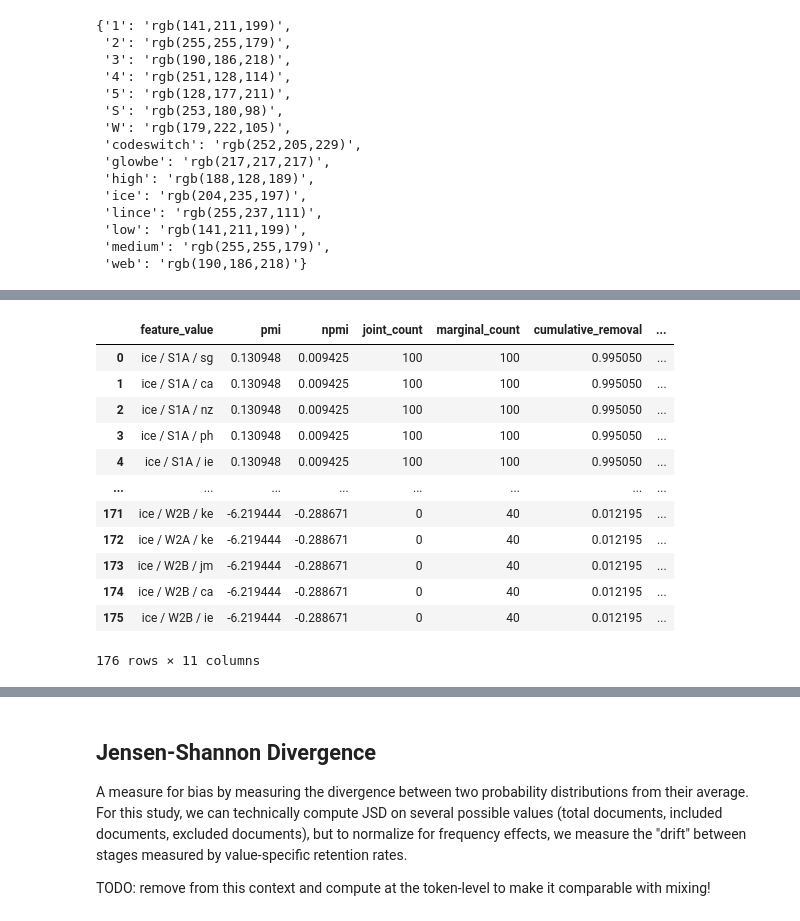
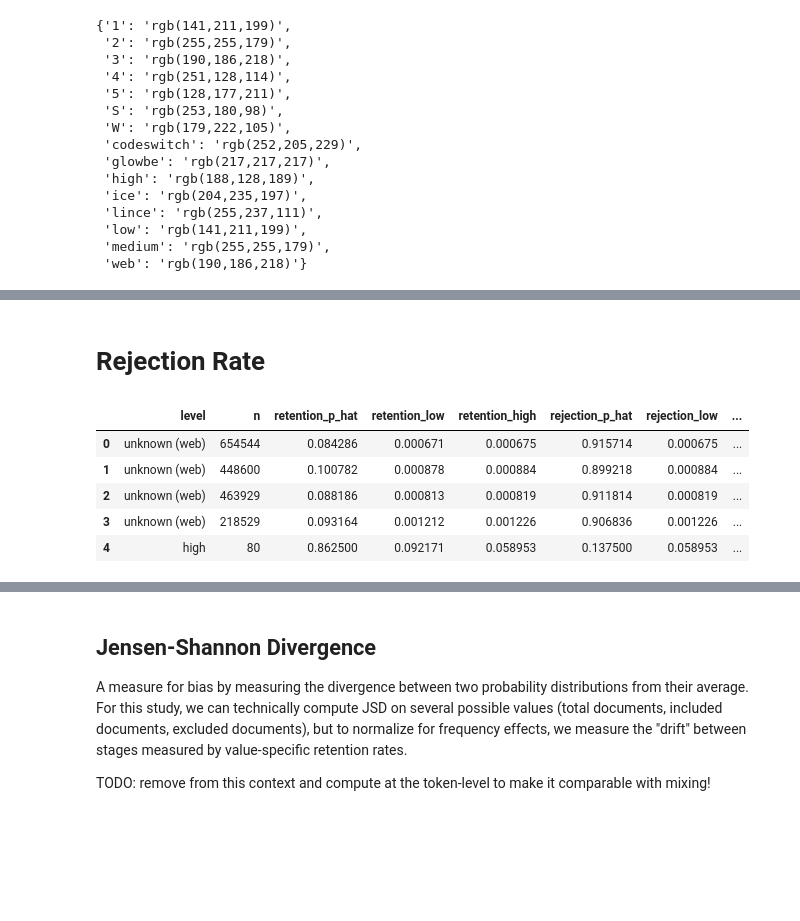
Before and after one commit to jessicacwang/pretraining-quality-mobility, a Jupyter notebook: eval/filter_audit.ipynb, the cells around one changed output, grey strips where cells are left out. Saved outputs shown, nothing was run; the diff lists cells and outputs as text; code cells hidden in the pictures; blank space fills up the shorter version.

```diff
--- a/eval/filter_audit.ipynb
+++ b/eval/filter_audit.ipynb
@@ -186,16 +259,11 @@ pmi_data["by_source_genre_component_english"] = pmi_data["by_source_genre_compon
+# %% [markdown]
+# Rejection Rate
 # %%
-pmi_data["by_source_genre_component_english"]
+df = pmi_data["by_source_mobility_v2_cluster_shared_component"]
+df["source"], df["level"], df["cluster"], df["country"] = zip(*df["value_parts"].to_list())
+df = df.drop(columns=["color_key"])
+df["f_level"] = 0
+df.loc[df.source == "ice", "f_level"] = df.loc[df.source == "ice", "level"].map(f_level_map)
+df.loc[df.f_level == 0, "level"] = "unknown (web)"
+pivot_df = df.pivot(index="country", columns="level", values="cumulative_removal")
+pivot_df = pivot_df.reindex(index=country_order, columns=f_order)
-# %% [output]
-|  | feature_value | pmi | npmi | joint_count | marginal_count | cumulative_removal | ... |
-| 0 | ice / S1A / sg | 0.130948 | 0.009425 | 100 | 100 | 0.995050 | ... |
-| 1 | ice / S1A / ca | 0.130948 | 0.009425 | 100 | 100 | 0.995050 | ... |
-| 2 | ice / S1A / nz | 0.130948 | 0.009425 | 100 | 100 | 0.995050 | ... |
-| 3 | ice / S1A / ph | 0.130948 | 0.009425 | 100 | 100 | 0.995050 | ... |
-| 4 | ice / S1A / ie | 0.130948 | 0.009425 | 100 | 100 | 0.995050 | ... |
-| ... | ... | ... | ... | ... | ... | ... | ... |
-| 171 | ice / W2B / ke | -6.219444 | -0.288671 | 0 | 40 | 0.012195 | ... |
-| 172 | ice / W2A / ke | -6.219444 | -0.288671 | 0 | 40 | 0.012195 | ... |
-| 173 | ice / W2B / jm | -6.219444 | -0.288671 | 0 | 40 | 0.012195 | ... |
-| 174 | ice / W2B / ca | -6.219444 | -0.288671 | 0 | 40 | 0.012195 | ... |
-| 175 | ice / W2B / ie | -6.219444 | -0.288671 | 0 | 40 | 0.012195 | ... |
-176 rows × 11 columns
@@ -201,0 +320,16 @@ pmi_data["by_source_genre_component_english"]
+# %%
+ab_ors = pd.read_csv("../joint_ors.csv")
+ab_ors["level"] = ab_ors["level"].astype(str)
+ab_ors["value_parts"] = ab_ors.level.str.split("/")
+spec_feature_names = ["source", "mobility", "cluster"]
+# ab_ors["color_key"] = ab_ors["value_parts"].apply(lambda parts: get_color_key(parts, spec_feature_names))
+ab_ors['source'], ab_ors['level'], ab_ors['cluster'] = zip(*ab_ors['value_parts'].tolist())
+df2 = ab_ors.drop(columns=["variable", "odds_ratio"])
+df2.head()
+# %% [output]
+|  | level | n | retention_p_hat | retention_low | retention_high | rejection_p_hat | rejection_low | ... |
+| 0 | unknown (web) | 654544 | 0.084286 | 0.000671 | 0.000675 | 0.915714 | 0.000675 | ... |
+| 1 | unknown (web) | 448600 | 0.100782 | 0.000878 | 0.000884 | 0.899218 | 0.000884 | ... |
+| 2 | unknown (web) | 463929 | 0.088186 | 0.000813 | 0.000819 | 0.911814 | 0.000819 | ... |
+| 3 | unknown (web) | 218529 | 0.093164 | 0.001212 | 0.001226 | 0.906836 | 0.001226 | ... |
+| 4 | high | 80 | 0.862500 | 0.092171 | 0.058953 | 0.137500 | 0.058953 | ... |
```
Also changed, not shown: parts of 40 cells of this notebook, 5 other files.
